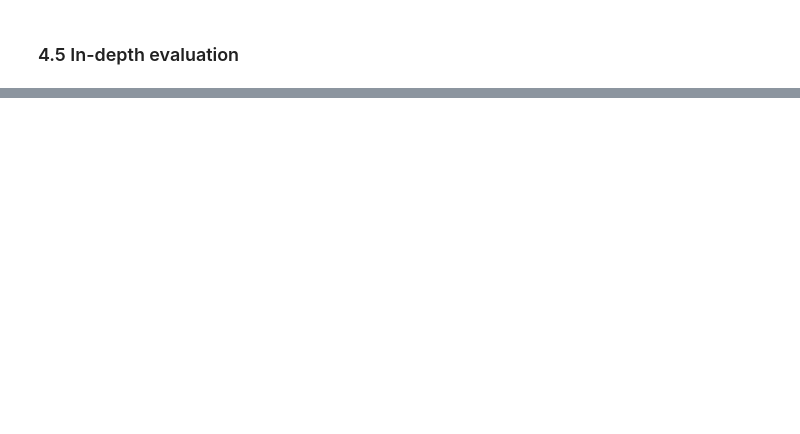
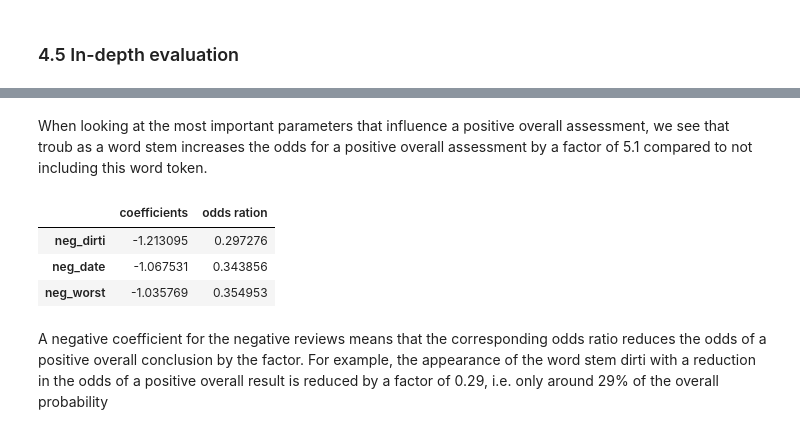
Before and after one commit to bennymiddel/personal_projects, a Jupyter notebook: 01_NLP_hotel_review/BM_NLP_hotel_review.ipynb, the cells around one changed output, grey strips where cells are left out. Saved outputs shown, nothing was run; the diff lists cells and outputs as text; code cells hidden in the pictures; blank space fills up the shorter version.

```diff
--- a/01_NLP_hotel_review/BM_NLP_hotel_review.ipynb
+++ b/01_NLP_hotel_review/BM_NLP_hotel_review.ipynb
@@ -1549,0 +1650,13 @@ The logistic regression model with C-factor optimisation had the best performanc
+# %% [markdown]
+When looking at the most important parameters that influence a positive overall assessment, we see that troub as a word stem increases the odds for a positive overall assessment by a factor of 5.1 compared to not including this word token.
+# %%
+negative_word_counts['odds ration'] = np.exp(negative_word_counts['coefficients'])
+
+negative_word_counts.head(3)
+# %% [output]
+|  | coefficients | odds ration |
+| neg_dirti | -1.213095 | 0.297276 |
+| neg_date | -1.067531 | 0.343856 |
+| neg_worst | -1.035769 | 0.354953 |
+# %% [markdown]
+A negative coefficient for the negative reviews means that the corresponding odds ratio reduces the odds of a positive overall conclusion by the factor. For example, the appearance of the word stem dirti with a reduction in the odds of a positive overall result is reduced by a factor of 0.29, i.e. only around 29% of the overall probability
```
Also changed, not shown: parts of 35 cells of this notebook, 1 other file.
